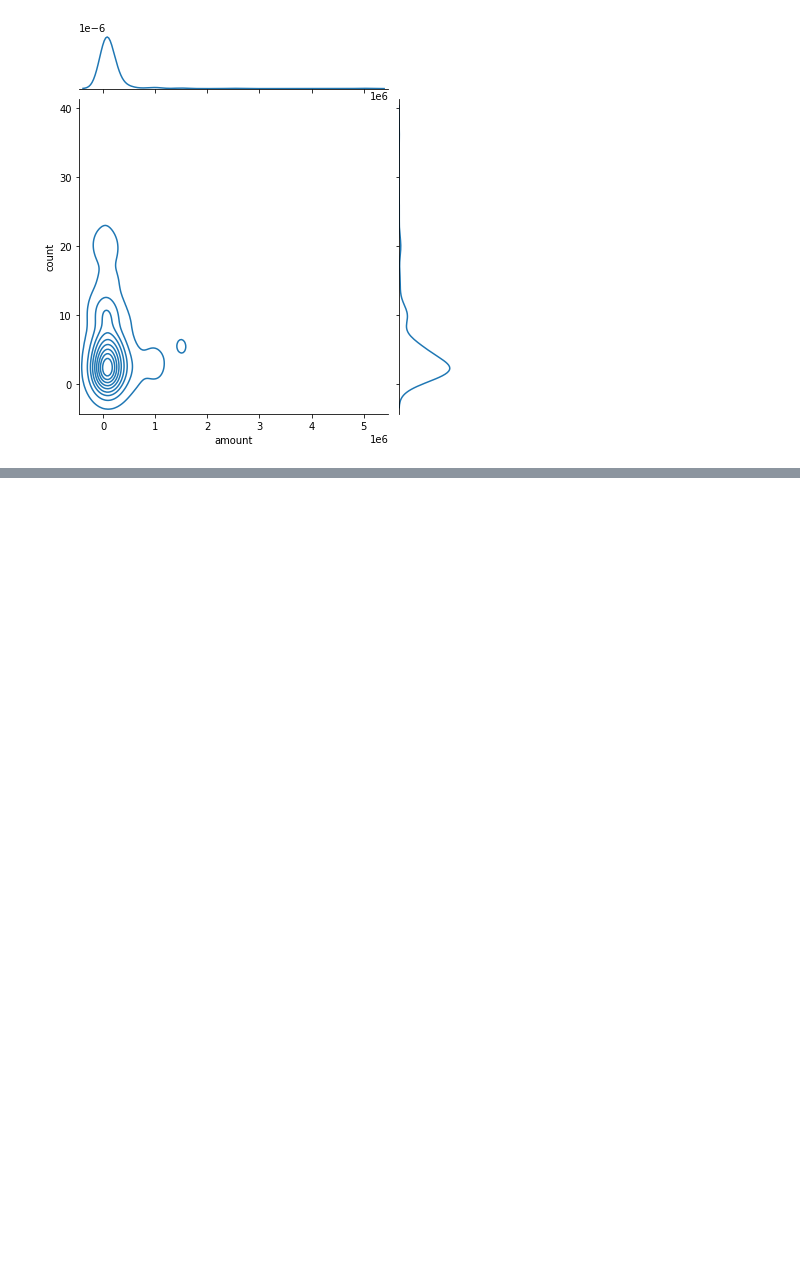
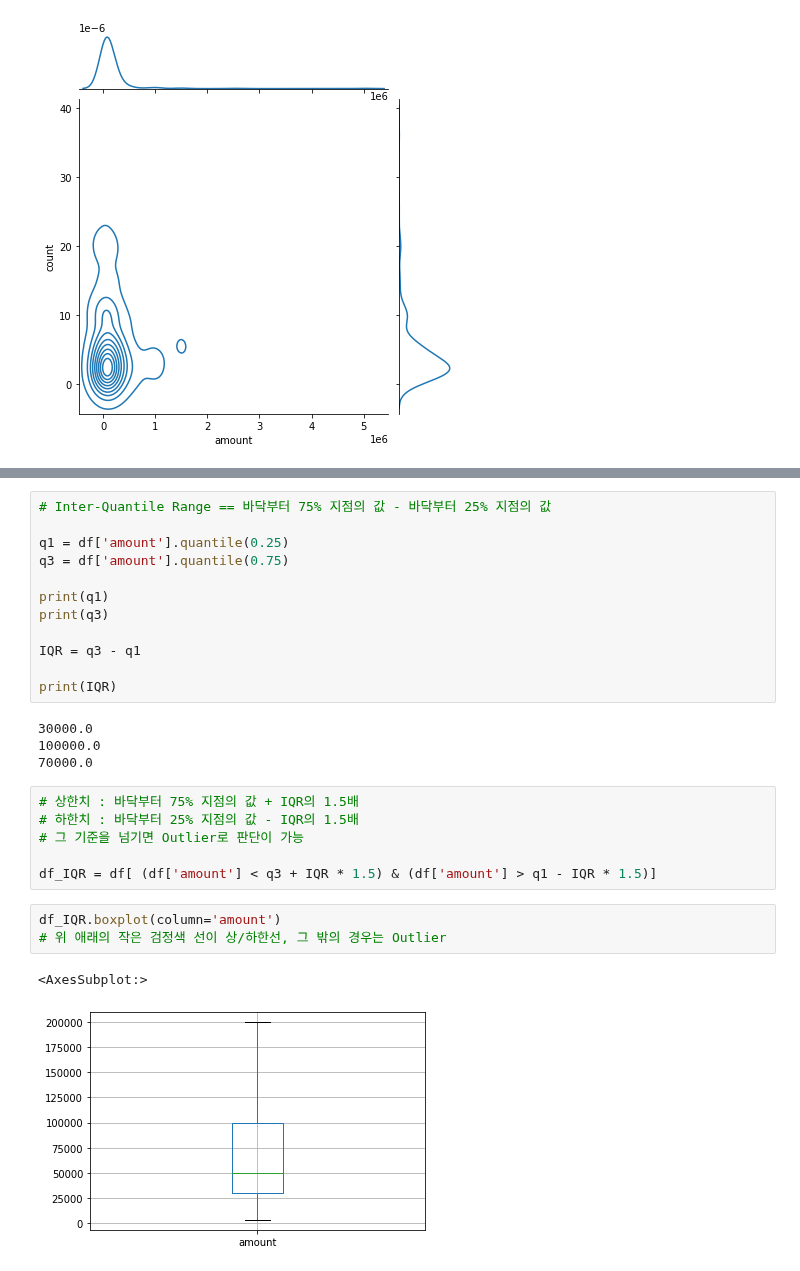
Before and after one commit to ljh15952/AI_Study, a Jupyter notebook: 빈도 분석&기술 통계량 분석/Source_1.ipynb, the cells around one changed output, grey strips where cells are left out. Drawn from its saved outputs; the diff is of its cells as text; blank space fills up the shorter version.

```diff
--- a/빈도 분석&기술 통계량 분석/Source_1.ipynb
+++ b/빈도 분석&기술 통계량 분석/Source_1.ipynb
@@ -280,0 +291,28 @@ sns.jointplot(x='amount',y='count', data=df, kind='kde')
+# %%
+# Inter-Quantile Range == 바닥부터 75% 지점의 값 - 바닥부터 25% 지점의 값
+
+q1 = df['amount'].quantile(0.25)
+q3 = df['amount'].quantile(0.75)
+
+print(q1)
+print(q3)
+
+IQR = q3 - q1
+
+print(IQR)
+# %% [output]
+30000.0
+100000.0
+70000.0
+# %%
+# 상한치 : 바닥부터 75% 지점의 값 + IQR의 1.5배
+# 하한치 : 바닥부터 25% 지점의 값 - IQR의 1.5배
+# 그 기준을 넘기면 Outlier로 판단이 가능
+
+df_IQR = df[ (df['amount'] < q3 + IQR * 1.5) & (df['amount'] > q1 - IQR * 1.5)]
+# %%
+df_IQR.boxplot(column='amount')
+# 위 애래의 작은 검정색 선이 상/하한선, 그 밖의 경우는 Outlier
+# %% [output]
+<AxesSubplot:>
+[figure, added]
```
Also changed, not shown: parts of 2 cells of this notebook.
